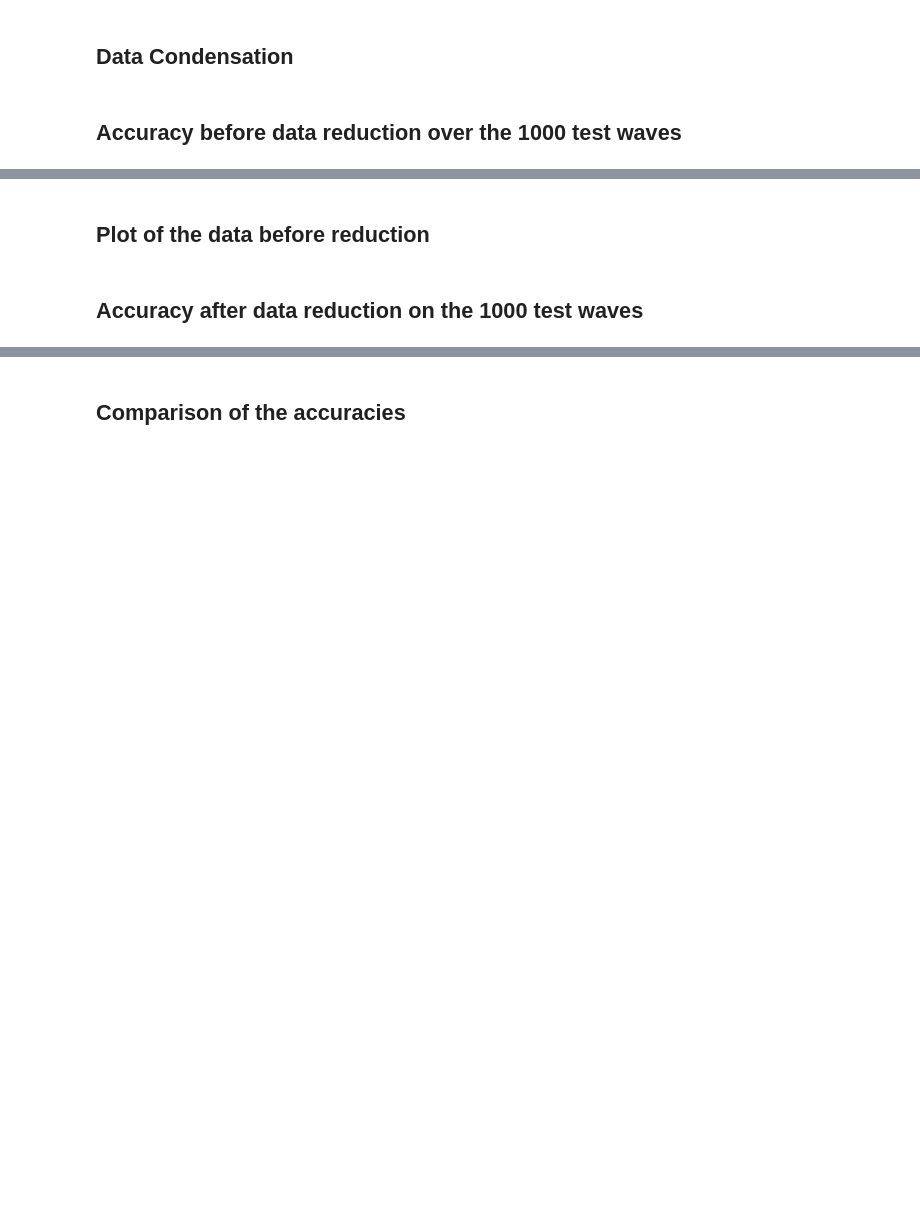
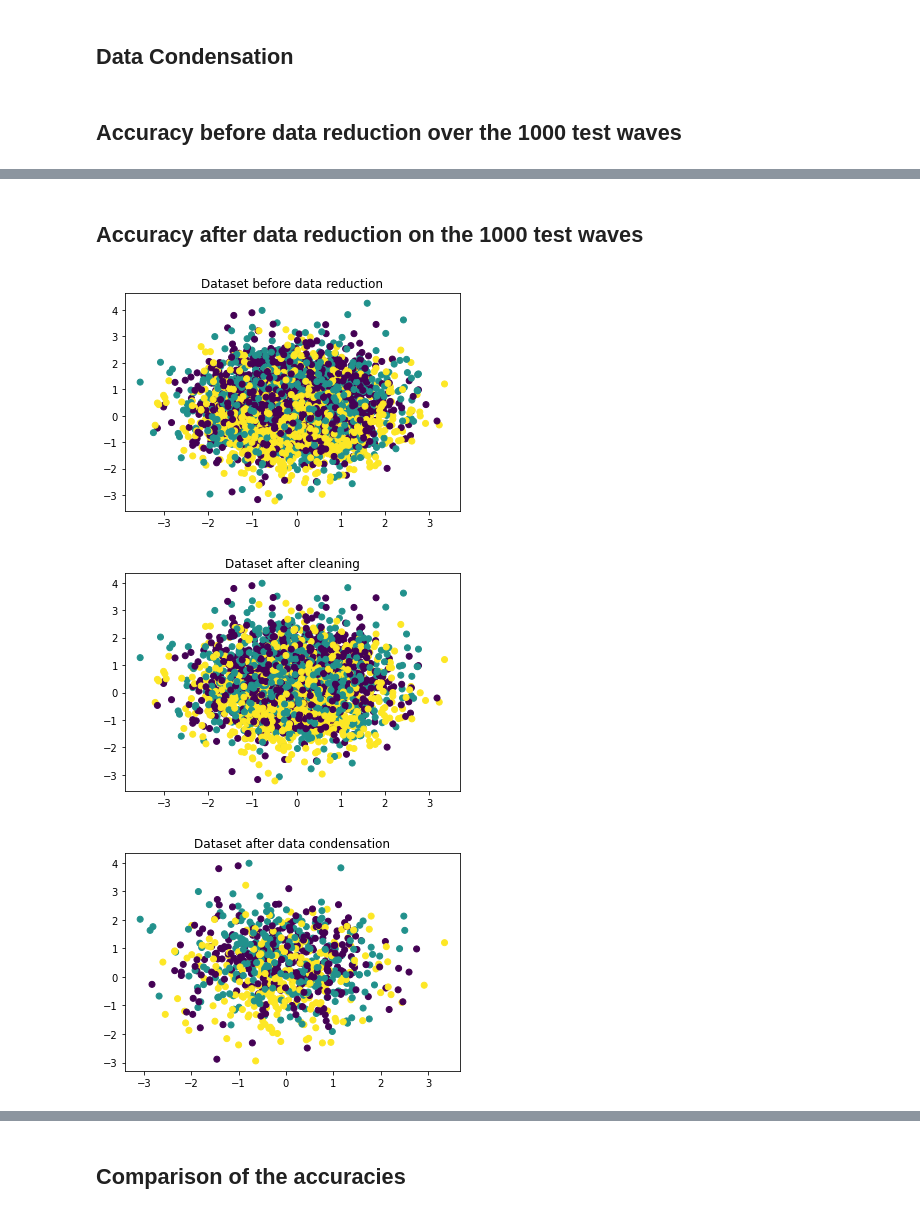
Before and after one commit to Manuela-AYO/Knn, a Jupyter notebook: Waveform_EDA.ipynb, the cells around one changed output, grey strips where cells are left out. Drawn from its saved outputs; the diff is of its cells as text; code cells hidden in the pictures; blank space fills up the shorter version.

```diff
--- a/Waveform_EDA.ipynb
+++ b/Waveform_EDA.ipynb
@@ -574,6 +650,7 @@ def remove_mis(knn:knnClassifier, X:np.array, y:np.array) -> tuple([np.array, np
 def clean(X:np.array, y:np.array) -> tuple([np.array, np.array]):
 
     # split of the data
+    np.random.seed(2)
     total_idx = np.arange(len(X))
     index_one = np.random.choice(total_idx, len(total_idx)//2, replace=False)
     index_two = total_idx[np.isin(total_idx, index_one, invert=True)]
@@ -585,7 +662,7 @@ def clean(X:np.array, y:np.array) -> tuple([np.array, np.array]):
 
     # cleaning
     error = -1
-    knn = knnClassifier()
+    knn = knnClassifier(opt = True)
 
     while error != 0 :
         error = 0
@@ -614,11 +691,9 @@ def data_condensation(X: np.array, y: np.array, clf: knnClassifier) -> tuple([np
 
   Args :
   X: np.array
-  y: A cleaned array
+  y: np.array
   clf: A knnClassifier
   """
-  # dustbin indexes
-  indexes = []
 
   # the storage contains essential points (reduced points)
   np.random.seed(2)
@@ -638,8 +713,10 @@ def data_condensation(X: np.array, y: np.array, clf: knnClassifier) -> tuple([np
 
   while(previous_storage_size != current_storage_size): # loop through the remaining training samples (dustbin)
     previous_storage_size = current_storage_size
+    # dustbin indexes
     indexes = []
-    for i in range(len(X)): # a pass through original training set
+
+    for i in range(len(X)): # pass through original training set
       # classify a training sample with the storage
       clf.fit(storage_X, storage_y)
       t = X[i].reshape(1,-1)
@@ -648,10 +725,10 @@ def data_condensation(X: np.array, y: np.array, clf: knnClassifier) -> tuple([np
       if y[i] != pred: # if not correctly classified
         storage_X = np.vstack((storage_X, t))
         storage_y = np.vstack((storage_y, y[i]))
-      else:
         indexes.append(i)
 
     current_storage_size = len(storage_X)
+
     X = np.delete(X, indexes, axis=0)
     y = np.delete(y, indexes, axis=0)
 
@@ -659,7 +736,7 @@ def data_condensation(X: np.array, y: np.array, clf: knnClassifier) -> tuple([np
 # %% [markdown]
 ## Accuracy before data reduction over the 1000 test waves
 # %%
-knn = knnClassifier()
+knn = knnClassifier(opt = True)
 knn.fit(X_train, y_train)
 # %%
 accuracy_bf_dr = knn.score(X_test, y_test)[1]
@@ -668,31 +747,36 @@ print(accuracy_bf_dr)
-# %% [markdown]
-## Plot of the data before reduction
 # %% [markdown]
 ## Accuracy after data reduction on the 1000 test waves
 # %%
-clf = knnClassifier()
+clf = knnClassifier(opt = True)
 # %%
 plt.scatter(X_train[:, 0], X_train[:,1], c=y_train)
+plt.title("Dataset before data reduction")
 plt.show()
 
 # data cleaning
 new_x_train, new_y_train = clean(X_train, y_train)
 
 plt.scatter(new_x_train[:, 0], new_x_train[:,1], c=new_y_train)
+plt.title("Dataset after cleaning")
 plt.show()
 
 # data condensation
 solution = data_condensation(new_x_train, new_y_train, clf)
-new_x_train = solution[0].copy()
-new_y_train = solution[1].copy()
+x_cond = solution[0].copy()
+y_cond = solution[1].copy()
 
-print(f"X_train = {len(new_x_train)}")
-print(f"y_train = {len(new_y_train)}")
+plt.scatter(x_cond[:, 0], x_cond[:,1], c=y_cond)
+plt.title("Dataset after data condensation")
+plt.show()
 
 # fit the data to the classifier
-clf.fit(new_x_train, new_y_train)
+clf.fit(x_cond, y_cond)
 
 # compute the accuracy
 accuracy_af_dr = clf.score(X_test,y_test)
+# %% [output]
+[figure, added]
+[figure, added]
+[figure, added]
 # %%
 print(f"Accuracy after data reduction : {accuracy_af_dr[1]}\n")
```
Also changed, not shown: parts of 52 cells of this notebook.
